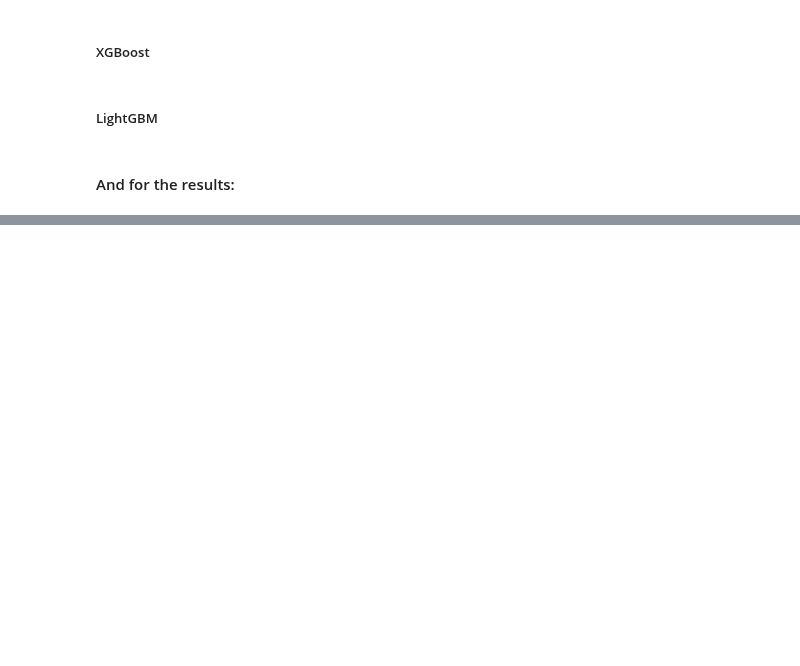
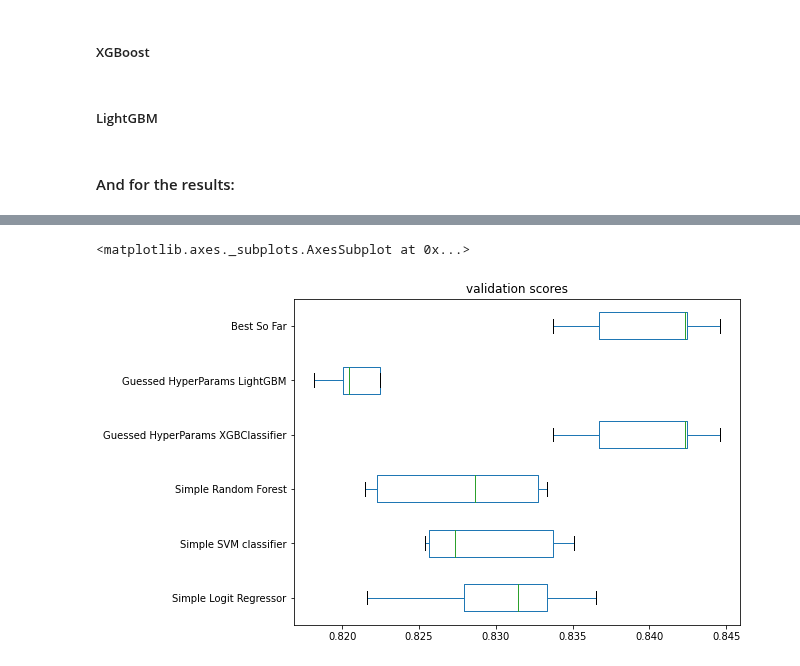
Before and after one commit to blackBagel/flu-shots, a Jupyter notebook: Flu_shot_forecast.ipynb, the cells around one changed output, grey strips where cells are left out. Drawn from its saved outputs; the diff is of its cells as text; code cells hidden in the pictures; blank space fills up the shorter version.

Commit message:
Now plotting CV results using boxplots and keeping all CV results for best model

```diff
--- a/Flu_shot_forecast.ipynb
+++ b/Flu_shot_forecast.ipynb
@@ -587,7 +587,7 @@ best_model_so_far = dict(old_best_model_so_far)
 
 def is_model_fame_worthy(scores):
   global best_model_so_far
-  return scores['Validation'] >= (best_model_so_far['scores']['Validation'] + SCORE_IMPROVEMENT_MARGIN)
+  return scores.mean() >= (best_model_so_far['scores']['validation'].mean() + SCORE_IMPROVEMENT_MARGIN)
 
 dict_of_fame = {
     old_best_model_so_far['name'] : old_best_model_so_far['scores']
@@ -759,3 +804,8 @@ Validation:
+# %%
+val_cv_scoreboard.plot(kind='box', title='validation scores', figsize = (8,6), vert=False)
+# %% [output]
+<matplotlib.axes._subplots.AxesSubplot at 0x...>
+[figure, added]
 # %%
 save_model_pipeline_and_info(best_model_so_far, file_name='best_model_so_far.pickle')
 best_model_so_far
```
Also changed, not shown: parts of 4 cells of this notebook.
